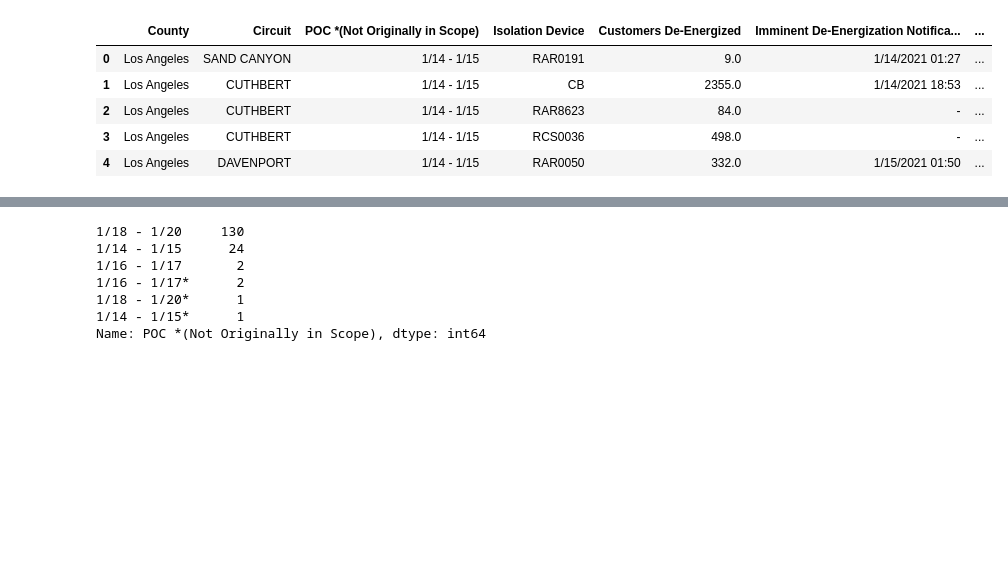
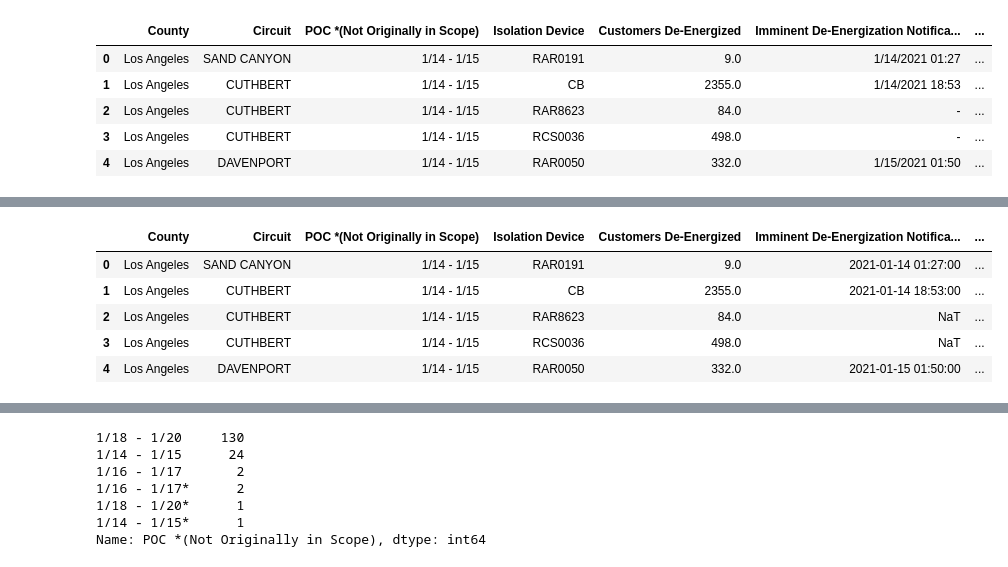
Before and after one commit to tomityrrell/psps-analysis, a Jupyter notebook: notebooks/2021 Notifications.ipynb, the cells around one changed output, grey strips where cells are left out. Cells and saved outputs as stored; diff of their text form; code cells hidden in the pictures; blank space fills up the shorter version.

Commit message:
7d,8L model + metrics!, Notification stats

```diff
--- a/notebooks/2021 Notifications.ipynb
+++ b/notebooks/2021 Notifications.ipynb
@@ -35,3 +36,7 @@ notifications.head()
 | 2 | Los Angeles | CUTHBERT | 1/14 ‐ 1/15 | RAR8623 | 84.0 | ‐ | ... |
 | 3 | Los Angeles | CUTHBERT | 1/14 ‐ 1/15 | RCS0036 | 498.0 | ‐ | ... |
 | 4 | Los Angeles | DAVENPORT | 1/14 ‐ 1/15 | RAR0050 | 332.0 | 1/15/2021 01:50 | ... |
+# %%
+for c in notifications.columns[(notifications.columns.str.contains('nergiz')) & (~notifications.columns.str.contains("Customers"))]:
+    notifications[c] = pd.to_datetime(notifications[c], errors="coerce")
+notifications.dtypes
@@ -37,0 +64,9 @@ notifications.head()
+# %%
+notifications.head()
+# %% [output]
+|  | County | Circuit | POC *(Not Originally in Scope) | Isolation Device | Customers De‐Energized | Imminent De‐Energization Notifica... | ... |
+| 0 | Los Angeles | SAND CANYON | 1/14 ‐ 1/15 | RAR0191 | 9.0 | 2021-01-14 01:27:00 | ... |
+| 1 | Los Angeles | CUTHBERT | 1/14 ‐ 1/15 | CB | 2355.0 | 2021-01-14 18:53:00 | ... |
+| 2 | Los Angeles | CUTHBERT | 1/14 ‐ 1/15 | RAR8623 | 84.0 | NaT | ... |
+| 3 | Los Angeles | CUTHBERT | 1/14 ‐ 1/15 | RCS0036 | 498.0 | NaT | ... |
+| 4 | Los Angeles | DAVENPORT | 1/14 ‐ 1/15 | RAR0050 | 332.0 | 2021-01-15 01:50:00 | ... |
```
Also changed, not shown: parts of 6 cells of this notebook, 11 other files.
